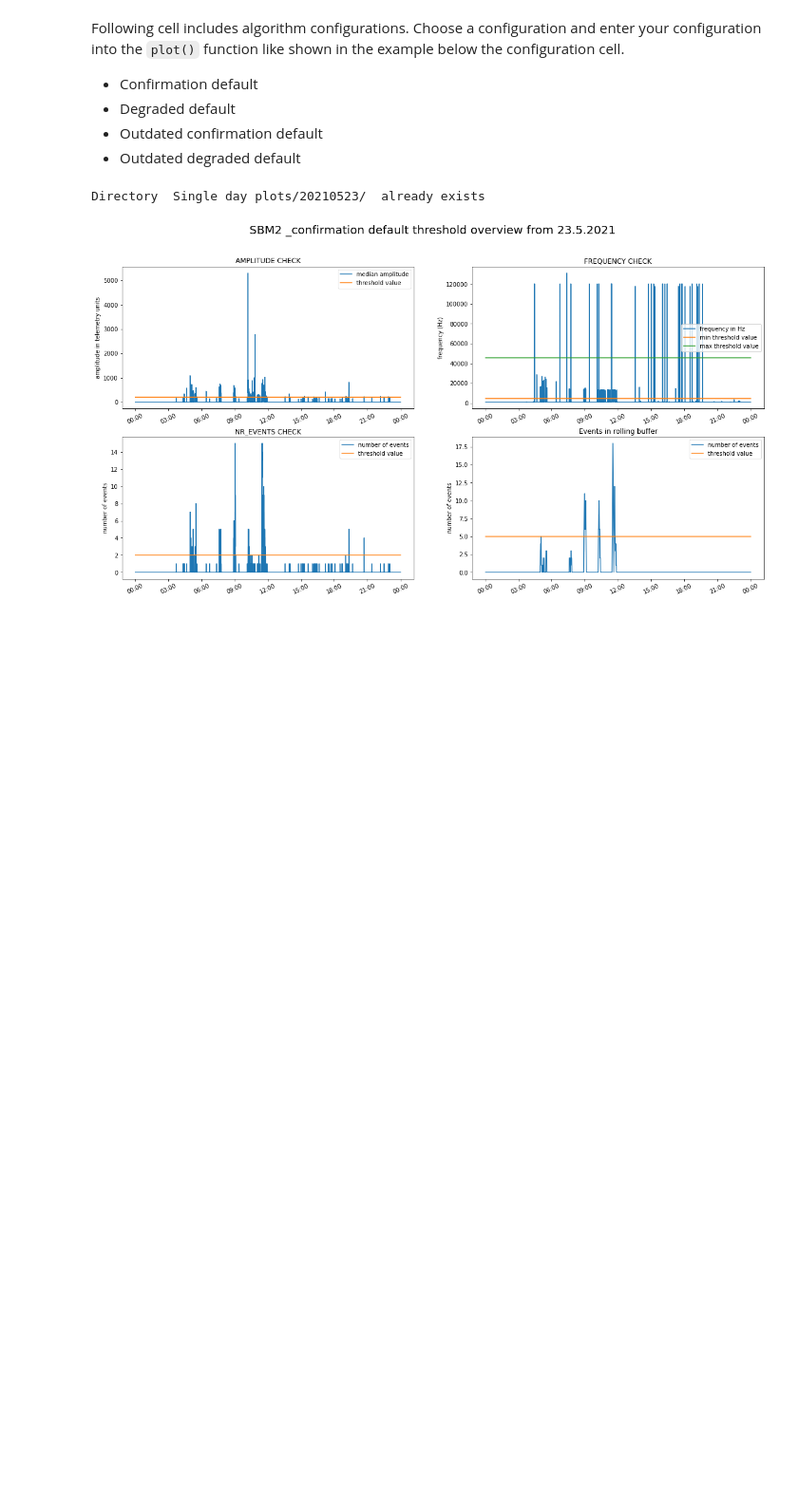
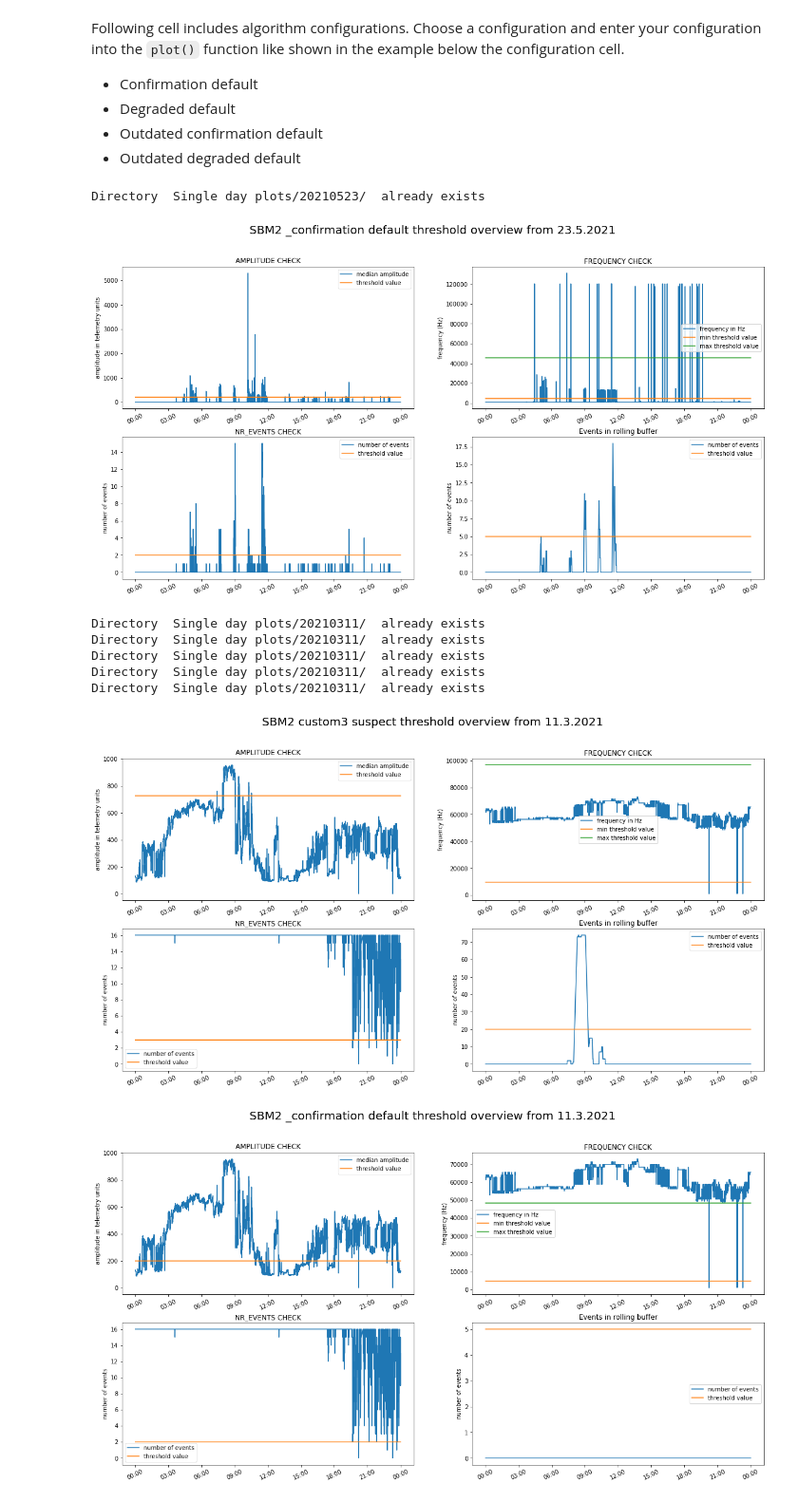
Before and after one commit to formanet415/SBM2-detection, a Jupyter notebook: Single day plotter.ipynb, the cells around one changed output. Shown at 95% size. Saved outputs shown, nothing was run; the diff lists cells and outputs as text; code cells hidden in the pictures; blank space fills up the shorter version.

```diff
--- a/Single day plotter.ipynb
+++ b/Single day plotter.ipynb
@@ -181,6 +181,9 @@ custom1 = {'EPEAK_THRES': 200, 'FP_MIN': 5000, 'FP_MAX': 50000, 'NW_THRES': 1, '
 
 # Custom config 2
 custom2 = {'EPEAK_THRES': 150, 'FP_MIN': 5000, 'FP_MAX': 50000, 'NW_THRES': 1, 'DT_LW': 1200,  'N_LW_THRES': 5 , 'title': 'custom2', 'type': 'dev'}
+
+# Custom config 3
+custom3 = {'EPEAK_THRES': 728, 'FP_MIN': 10000, 'FP_MAX': 100000, 'NW_THRES': 3, 'DT_LW': 1200, 'N_LW_THRES': 20, 'title': 'custom3', 'type': 'suspect'}
 # %%
 # Example
 plot(2021, 5, 23, condef)
@@ -234,4 +237,17 @@ plot(2021,  5,  9, custom2)
 plot(2020, 11, 17, custom2)
 plot(2021,  5, 29, custom2)
 # %%
-plot(2021, 2, 3, condef)
+# SUS
+plot(2021, 3, 11, custom3)
+plot(2021, 3, 11, condef)
+plot(2021, 3, 11, degdef)
+plot(2021, 3, 11, custom1)
+plot(2021, 3, 11, custom2)
+# %% [output]
+Directory  Single day plots/20210311/  already exists
+Directory  Single day plots/20210311/  already exists
+Directory  Single day plots/20210311/  already exists
+Directory  Single day plots/20210311/  already exists
+Directory  Single day plots/20210311/  already exists
+[figure, added]
+[figure, added]
```
Also changed, not shown: parts of 1 cell of this notebook, 6 other files.
